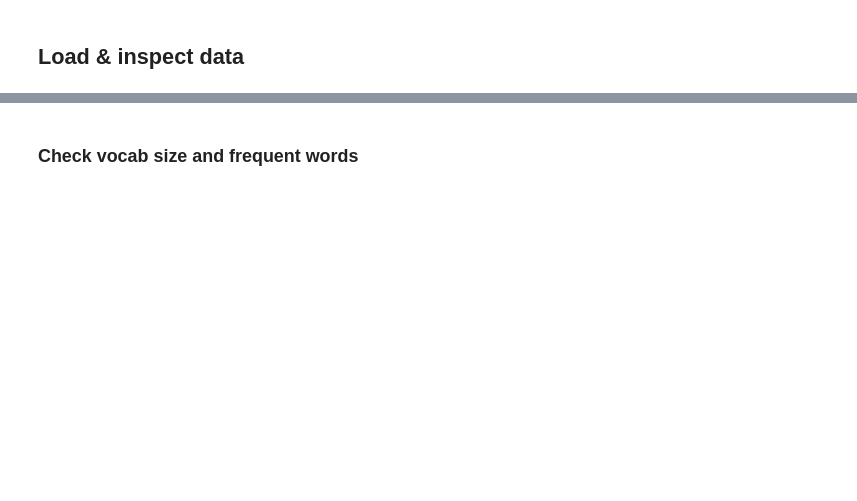
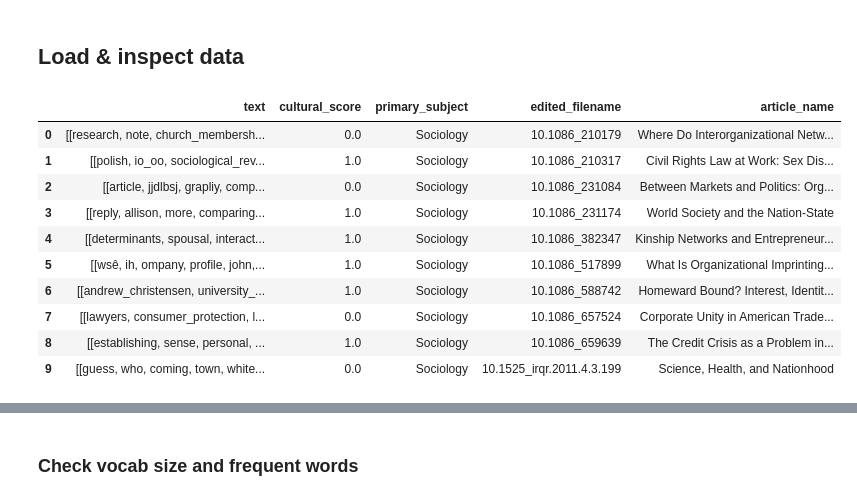
Before and after one commit to h2researchgroup/classification, a Jupyter notebook: modeling/evaluate_basic_classifiers_balanced.ipynb, the cells around one changed output, grey strips where cells are left out. Drawn from its saved outputs; the diff is of its cells as text; code cells hidden in the pictures; blank space fills up the shorter version.

```diff
--- a/modeling/evaluate_basic_classifiers_balanced.ipynb
+++ b/modeling/evaluate_basic_classifiers_balanced.ipynb
@@ -90,10 +89,9 @@ ModuleNotFoundError: No module named 'imblearn'
 # Define filepaths
 ######################################################
 
-thisday = date.today().strftime("%m%d%y")
-
 cwd = os.getcwd()
 root = str.replace(cwd, 'classification/modeling', '')
+thisday = date.today().strftime("%m%d%y")
 
 # Directory for prepared data and trained models: save files here
 data_fp = root + 'classification/data/'
@@ -104,27 +102,43 @@ article_list_fp = data_fp + 'filtered_length_index.csv' # Filtered index of rese
 article_paths_fp = data_fp + 'filtered_length_article_paths.csv' # List of article file paths
 
 # Preprocessed training data
-cult_labeled_fp = data_fp + 'training_cultural_preprocessed_121620.pkl'
-relt_labeled_fp = data_fp + 'training_relational_preprocessed_121620.pkl'
-demog_labeled_fp = data_fp + 'training_demographic_preprocessed_121620.pkl'
+cult_labeled_fp = data_fp + 'training_cultural_preprocessed_022621.pkl'
+relt_labeled_fp = data_fp + 'training_relational_preprocessed_022621.pkl'
+demog_labeled_fp = data_fp + 'training_demographic_preprocessed_022621.pkl'
+orgs_labeled_fp = data_fp + 'training_orgs_preprocessed_022621.pkl'
 
 # Model filepaths
 cult_model_fp = model_fp + f'classifier_cult_MLP_{str(thisday)}.joblib'
 relt_model_fp = model_fp + f'classifier_relt_MLP_{str(thisday)}.joblib'
 demog_model_fp = model_fp + f'classifier_demog_MLP_{str(thisday)}.joblib'
+orgs_model_fp = model_fp + f'classifier_orgs_MLP_{str(thisday)}.joblib'
 
 # Vectorizers trained on hand-coded data (use to limit vocab of input texts)
-cult_vec_fp = model_fp + 'vectorizer_cult_012521.joblib'
-relt_vec_fp = model_fp + 'vectorizer_relt_012521.joblib'
-demog_vec_fp = model_fp + 'vectorizer_demog_012521.joblib'
+cult_vec_fp = model_fp + 'vectorizer_cult_022621.joblib'
+relt_vec_fp = model_fp + 'vectorizer_relt_022621.joblib'
+demog_vec_fp = model_fp + 'vectorizer_demog_022621.joblib'
+orgs_vec_fp = model_fp + 'vectorizer_orgs_022621.joblib'
 # %% [markdown]
 ## Load & inspect data
 # %%
 cult_df = quickpickle_load(cult_labeled_fp)
 relt_df = quickpickle_load(relt_labeled_fp)
 demog_df = quickpickle_load(demog_labeled_fp)
+orgs_df = quickpickle_load(orgs_labeled_fp)
 
 cult_df.head(10)
+# %% [output]
+|  | text | cultural_score | primary_subject | edited_filename | article_name |
+| 0 | [[research, note, church_membersh... | 0.0 | Sociology | 10.1086_210179 | Where Do Interorganizational Netw... |
+| 1 | [[polish, io_oo, sociological_rev... | 1.0 | Sociology | 10.1086_210317 | Civil Rights Law at Work: Sex Dis... |
+| 2 | [[article, jjdlbsj, grapliy, comp... | 0.0 | Sociology | 10.1086_231084 | Between Markets and Politics: Org... |
+| 3 | [[reply, allison, more, comparing... | 1.0 | Sociology | 10.1086_231174 | World Society and the Nation‐State |
+| 4 | [[determinants, spousal, interact... | 1.0 | Sociology | 10.1086_382347 | Kinship Networks and Entrepreneur... |
+| 5 | [[wsê, ih, ompany, profile, john,... | 1.0 | Sociology | 10.1086_517899 | What Is Organizational Imprinting... |
+| 6 | [[andrew_christensen, university_... | 1.0 | Sociology | 10.1086_588742 | Homeward Bound? Interest, Identit... |
+| 7 | [[lawyers, consumer_protection, l... | 0.0 | Sociology | 10.1086_657524 | Corporate Unity in American Trade... |
+| 8 | [[establishing, sense, personal, ... | 1.0 | Sociology | 10.1086_659639 | The Credit Crisis as a Problem in... |
+| 9 | [[guess, who, coming, town, white... | 0.0 | Sociology | 10.1525_irqr.2011.4.3.199 | Science, Health, and Nationhood |
 # %%
 # Check score distribution across classes
 print(cult_df.groupby('cultural_score').size())
```
Also changed, not shown: parts of 15 cells of this notebook.
